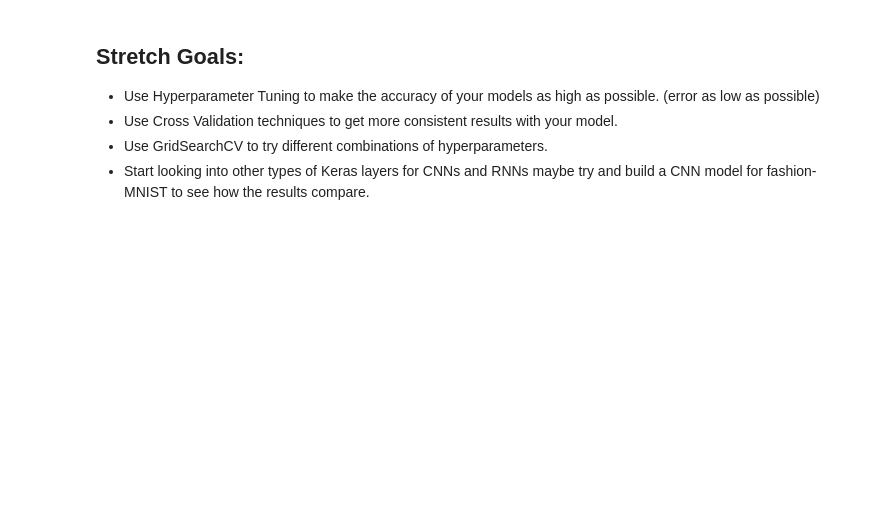
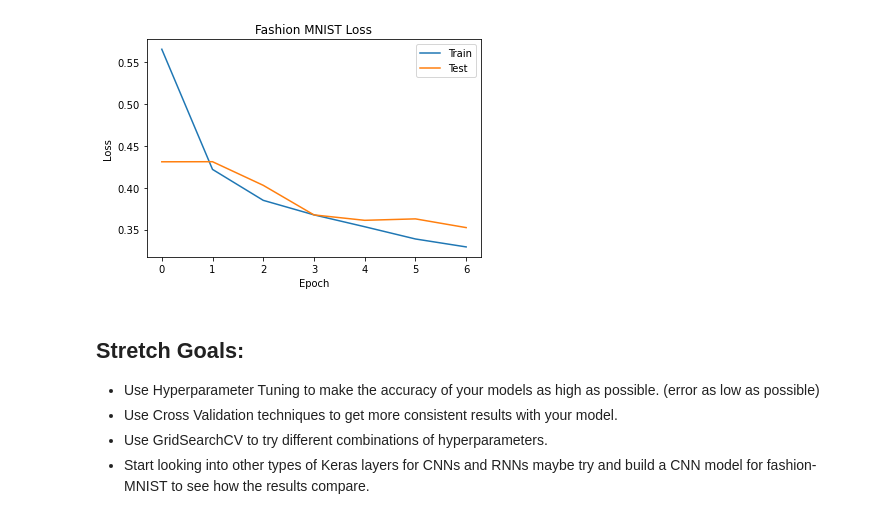
Before and after one commit to MaxTheMooshroom/DS-Unit-4-Sprint-2-Neural-Networks, a Jupyter notebook: module3-Intro-to-Keras/LS_DS_423_Keras_Assignment.ipynb, the cells around one changed output. Cells and saved outputs as stored; diff of their text form; code cells hidden in the pictures; blank space fills up the shorter version.

```diff
--- a/module3-Intro-to-Keras/LS_DS_423_Keras_Assignment.ipynb
+++ b/module3-Intro-to-Keras/LS_DS_423_Keras_Assignment.ipynb
@@ -131,14 +99,19 @@ stop = EarlyStopping(monitor='val_accuracy', min_delta=0.01, patience=3)
 
 model = Sequential([
     Flatten(),
-    Dense(500, input_dim=784, activation='relu'),
-    Dense(200, activation='relu'),
-    Dense(80, activation='relu'),
+    Dense(784, input_dim=784, activation='relu'),
+    Dropout(0.2),
+    Dense(392, activation='relu'),
+    Dropout(0.2),
+    Dense(196, activation='relu'),
+    Dropout(0.2),
+    Dense(98, activation='relu'),
+    Dropout(0.2),
     Dense(10, activation='softmax')
 ])
 
-model.compile(loss='categorical_crossentropy', optimizer='adam', metrics=['accuracy'])
+model.compile(loss='categorical_crossentropy', optimizer='nadam', metrics=['accuracy'])
 
-history = model.fit(X_train, y_train, epochs=50,
-                    validation_data=(X_test,y_test),
+fmnist_history = model.fit(fmnist_X_train, fmnist_y_train, epochs=50,
+                    validation_data=(fmnist_X_test, fmnist_y_test),
                     callbacks=[stop])
@@ -145,3 +134,13 @@ history = model.fit(X_train, y_train, epochs=50,
+# %%
+plt.plot(fmnist_history.history['loss'])
+plt.plot(fmnist_history.history['val_loss'])
+plt.title('Fashion MNIST Loss')
+plt.ylabel('Loss')
+plt.xlabel('Epoch')
+plt.legend(['Train', 'Test'], loc='upper right')
+plt.show()
+# %% [output]
+[figure, added]
 # %% [markdown]
 ## Stretch Goals:
 
```
Also changed, not shown: parts of 8 cells of this notebook.
